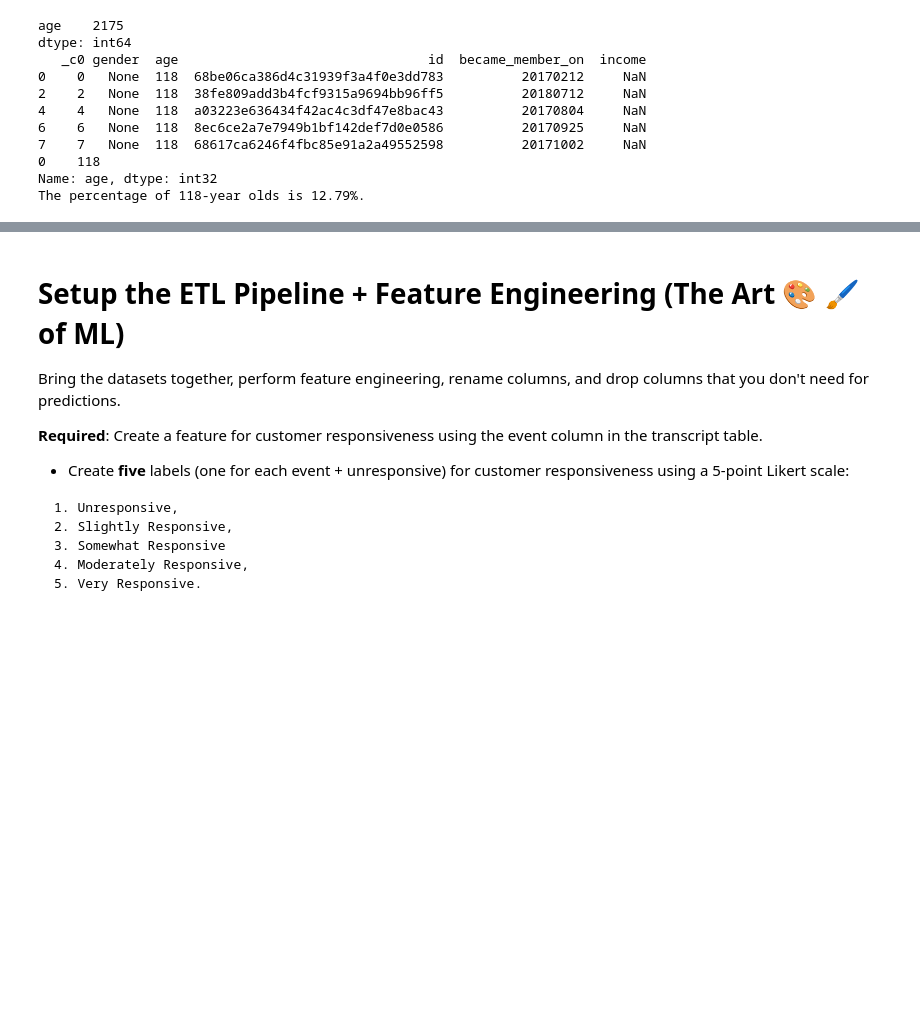
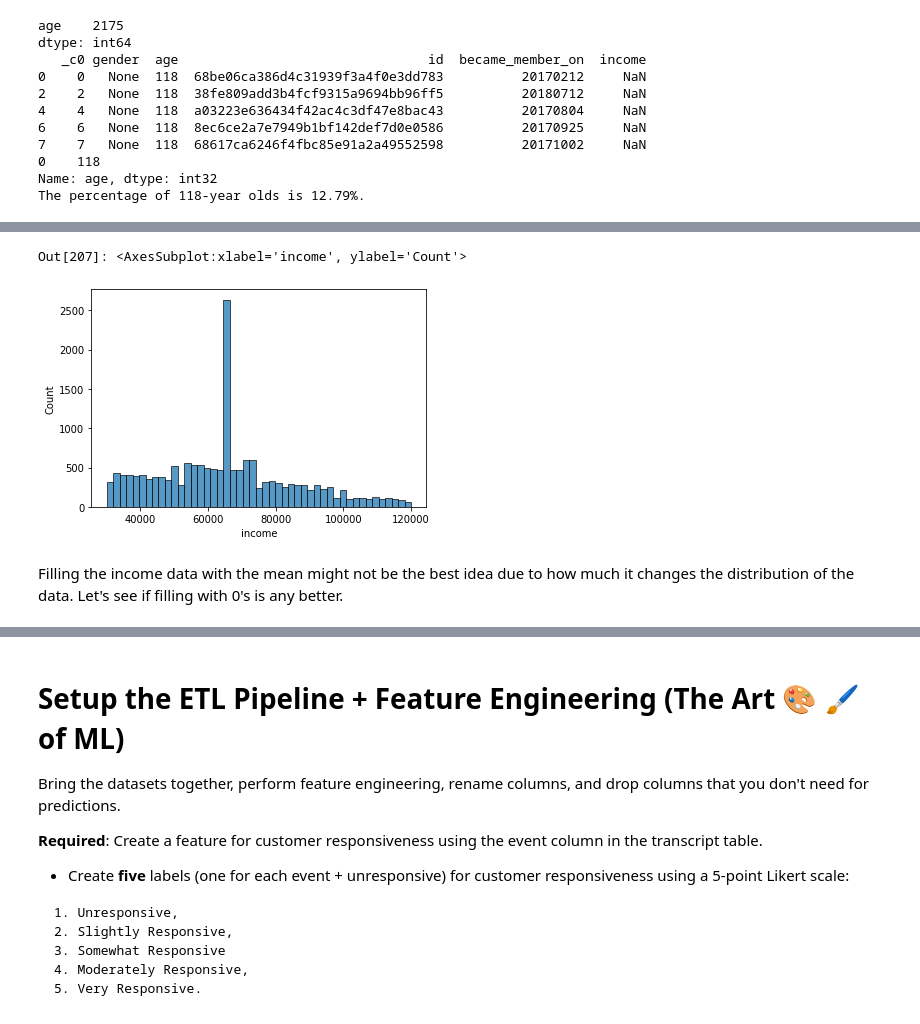
Before and after one commit to MichalRoztocki/FourthBrain-Weekly-Assignments, a Jupyter notebook: week-5-big-data/starbucks-multiclass/nb/starbucks-Multiclass_classification.ipynb, the cells around one changed output, grey strips where cells are left out. Cells and saved outputs as stored; diff of their text form; code cells hidden in the pictures; blank space fills up the shorter version.

```diff
--- a/week-5-big-data/starbucks-multiclass/nb/starbucks-Multiclass_classification.ipynb
+++ b/week-5-big-data/starbucks-multiclass/nb/starbucks-Multiclass_classification.ipynb
@@ -304,0 +323,10 @@ Out[119]: (55.49464705882353, 54.39352445193929)Out[119]: (16.486139107934825, 1
+# %%
+# Experiment 1: Replacing empty gender with most frequent value, in this case M. Keep in mind that we're doing this to both dataframes we created in the earlier step.
+
+temp_df = age_zero_df.to_pandas()
+temp_df.gender.fillna('M', inplace=True)
+age_0_gen_m_df = ps.from_pandas(temp_df)
+
+temp_df = age_mean_df.to_pandas()
+temp_df.gender.fillna('M', inplace=True)
+age_mean_gen_m_df = ps.from_pandas(temp_df)
@@ -304,0 +368,17 @@ Out[119]: (55.49464705882353, 54.39352445193929)Out[119]: (16.486139107934825, 1
+# %%
+# Experiment 1: Replacing missing income values with mean. Keep in mind that we're doing this to all 4 of the dataframes we created in the previous step.
+# Note: For brevity in naming, a will represent age, g the gender, and i the income.
+income_mean = psdf_profile.income.mean()
+
+a_0_g_m_i_m_df = age_0_gen_m_df.fillna(income_mean)
+a_0_g_n_i_m_df = age_0_gen_n_df.fillna(income_mean)
+
+a_m_g_m_i_m_df = age_mean_gen_m_df.fillna(income_mean)
+a_m_g_n_i_m_df = age_mean_gen_n_df.fillna(income_mean)
+# %%
+sns.histplot(data=a_m_g_m_i_m_df.to_pandas(), x="income")
+# %% [output]
+Out[207]: <AxesSubplot:xlabel='income', ylabel='Count'>
+[figure, added]
+# %% [markdown]
+Filling the income data with the mean might not be the best idea due to how much it changes the distribution of the data. Let's see if filling with 0's is any better.
```
Also changed, not shown: parts of 50 cells of this notebook.
